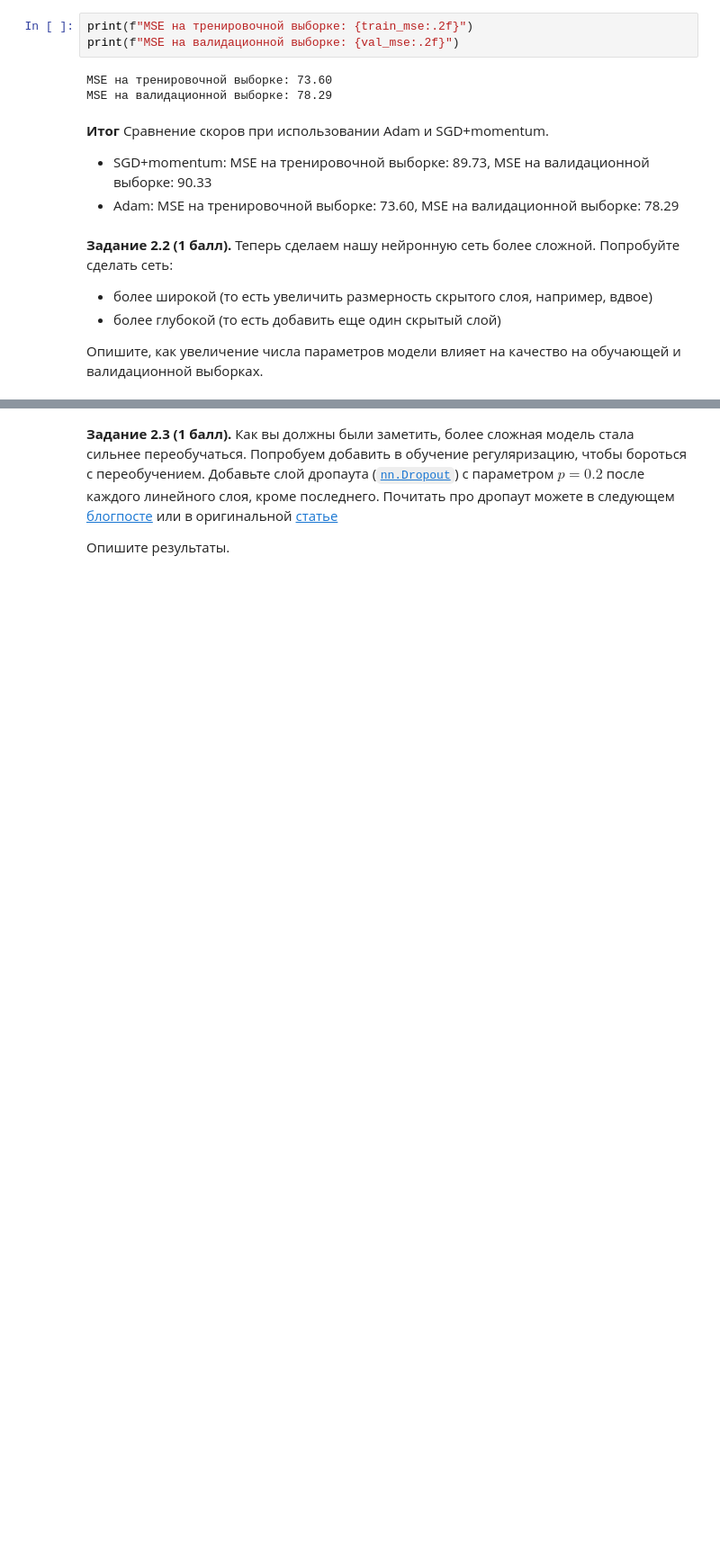
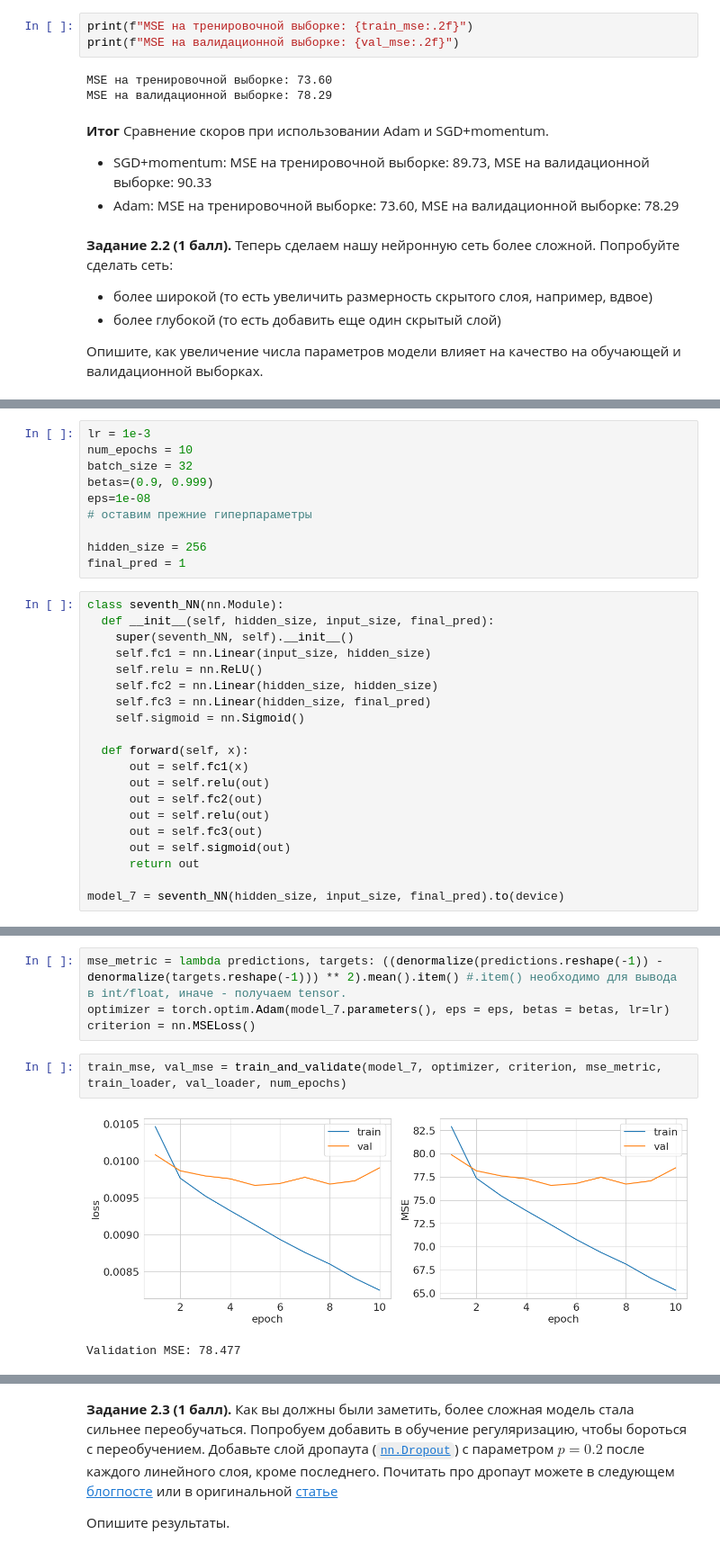
Before and after one commit to VladislavTokarev02/AI_ML_homework, a Jupyter notebook: HW1.ipynb, the cells around one changed output, grey strips where cells are left out. Shown at 90% size. Drawn from its saved outputs; the diff is of its cells as text; blank space fills up the shorter version.

```diff
--- a/HW1.ipynb
+++ b/HW1.ipynb
@@ -761,0 +756,30 @@ MSE на валидационной выборке: 78.29
+# %%
+lr = 1e-3
+num_epochs = 10
+batch_size = 32
+betas=(0.9, 0.999)
+eps=1e-08
+# оставим прежние гиперпараметры
+
+hidden_size = 256
+final_pred = 1
+# %%
+class seventh_NN(nn.Module):
+  def __init__(self, hidden_size, input_size, final_pred):
+    super(seventh_NN, self).__init__()
+    self.fc1 = nn.Linear(input_size, hidden_size)
+    self.relu = nn.ReLU()
+    self.fc2 = nn.Linear(hidden_size, hidden_size)
+    self.fc3 = nn.Linear(hidden_size, final_pred)
+    self.sigmoid = nn.Sigmoid()
+
+  def forward(self, x):
+      out = self.fc1(x)
+      out = self.relu(out)
+      out = self.fc2(out)
+      out = self.relu(out)
+      out = self.fc3(out)
+      out = self.sigmoid(out)
+      return out
+
+model_7 = seventh_NN(hidden_size, input_size, final_pred).to(device)
@@ -761,0 +796,9 @@ MSE на валидационной выборке: 78.29
+# %%
+mse_metric = lambda predictions, targets: ((denormalize(predictions.reshape(-1)) - denormalize(targets.reshape(-1))) ** 2).mean().item() #.item() необходимо для вывода в int/float, иначе - получаем tensor.
+optimizer = torch.optim.Adam(model_7.parameters(), eps = eps, betas = betas, lr=lr)
+criterion = nn.MSELoss()
+# %%
+train_mse, val_mse = train_and_validate(model_7, optimizer, criterion, mse_metric, train_loader, val_loader, num_epochs)
+# %% [output]
+[figure, added]
+Validation MSE: 78.477
```
Also changed, not shown: parts of 13 cells of this notebook.
